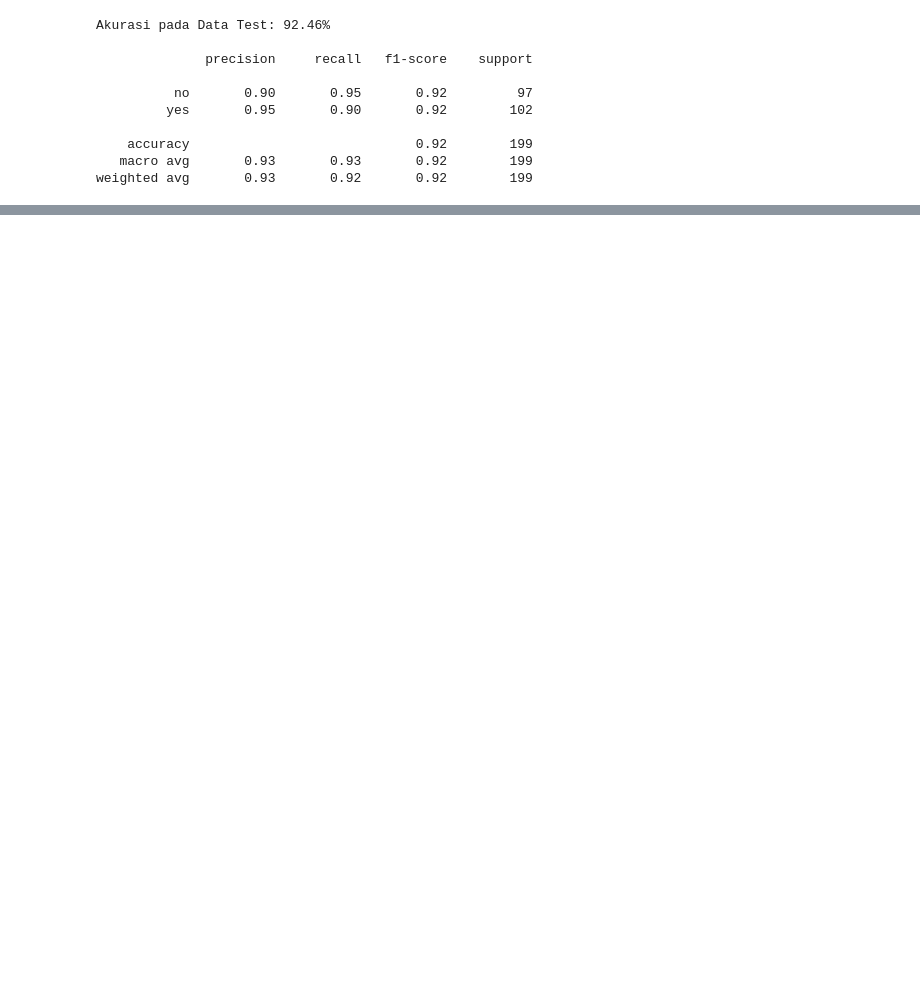
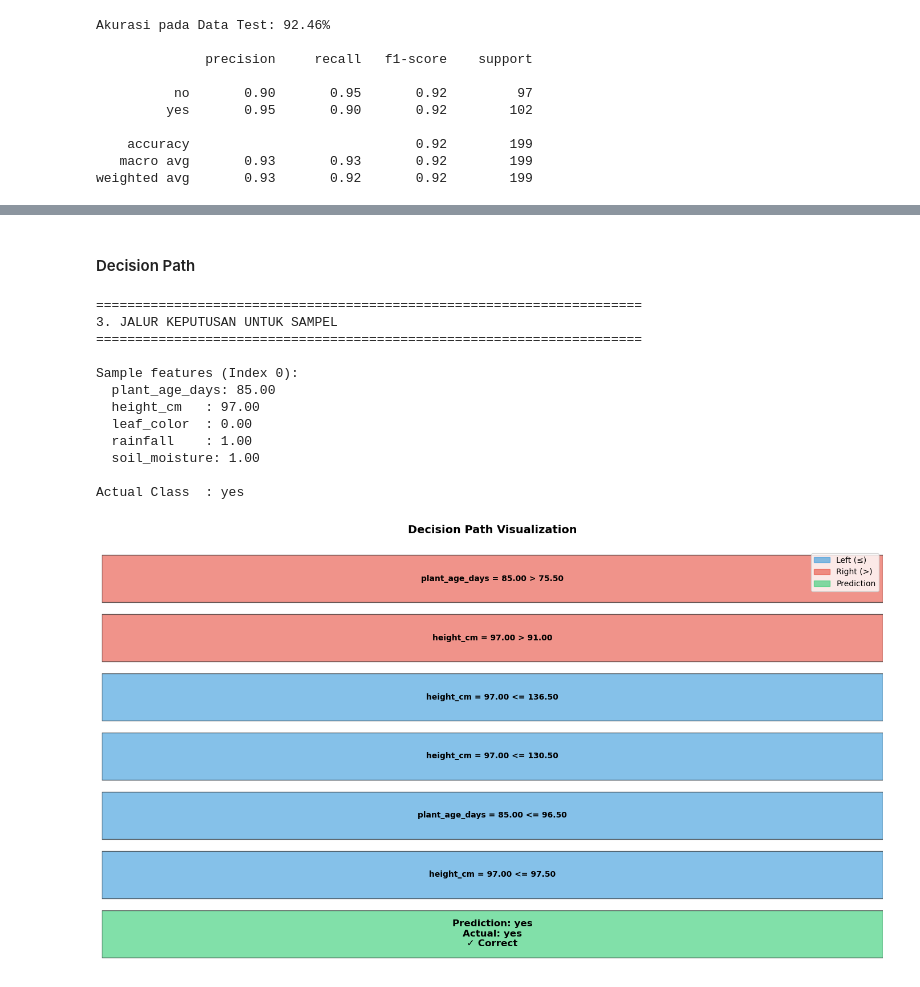
Before and after one commit to faqihfirman/decision-tree-from-scratch, a Jupyter notebook: implementation_2.ipynb, the cells around one changed output, grey strips where cells are left out. Saved outputs shown, nothing was run; the diff lists cells and outputs as text; code cells hidden in the pictures; blank space fills up the shorter version.

```diff
--- a/implementation_2.ipynb
+++ b/implementation_2.ipynb
@@ -11,9 +13,7 @@ from libs.modul_visualization import TreeVisualizer
 # %%
-df = pd.read_csv('dataset/panen.csv')
+df = pd.read_csv('dataset/harvest_data.csv')
 print("Dataset shape:", df.shape)
-print("\nInfo dataset:")
-df.info()
-print("\nFirst 5 rows:")
+
 df.head()
 # %% [output]
 Dataset shape: (1000, 6)
@@ -204,0 +192,34 @@ Actual: yes
+# %% [markdown]
+#### Decision Path
+# %%
+print("\n" + "=" * 70)
+print("3. JALUR KEPUTUSAN UNTUK SAMPEL")
+print("=" * 70)
+
+sample_idx = 0
+sample_data = X_test[sample_idx]
+actual_label = y_test[sample_idx]
+
+print(f"\nSample features (Index {sample_idx}):")
+
+for name, value in zip(feature_names, sample_data):
+    print(f"  {name:<12}: {value:.2f}")
+
+actual_class_name = encoder.classes_[actual_label]
+print(f"\nActual Class  : {actual_class_name}")
+
+viz.plot_decision_paths(sample_data, actual_label, figsize=(14, 8))
+# %% [output]
+======================================================================
+3. JALUR KEPUTUSAN UNTUK SAMPEL
+======================================================================
+
+Sample features (Index 0):
+  plant_age_days: 85.00
+  height_cm   : 97.00
+  leaf_color  : 0.00
+  rainfall    : 1.00
+  soil_moisture: 1.00
+
+Actual Class  : yes
+[figure, added]
```
Also changed, not shown: parts of 12 cells of this notebook.
